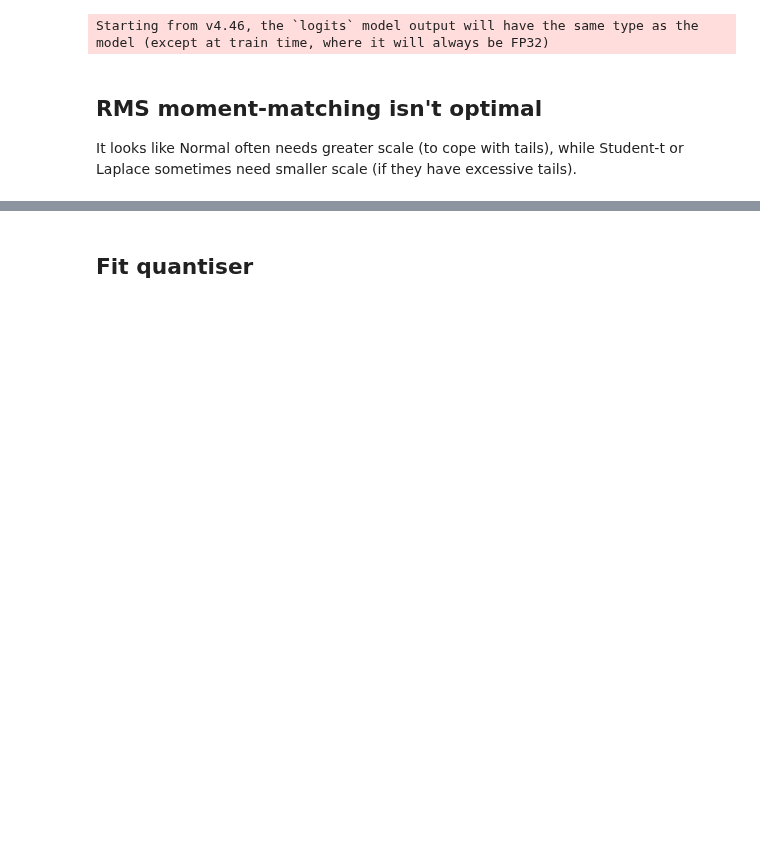
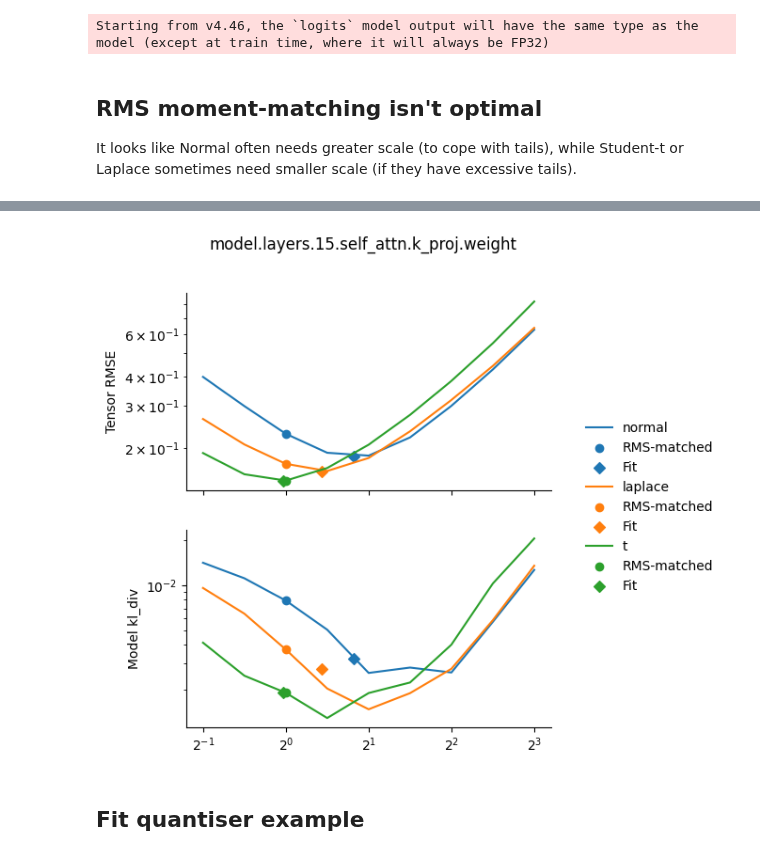
Before and after one commit to graphcore-research/llama-mobile-vlm, a Jupyter notebook: 20250127-FormatsCascade/archive/0403-FittingFormats.ipynb, the cells around one changed output, grey strips where cells are left out. Saved outputs shown, nothing was run; the diff lists cells and outputs as text; code cells hidden in the pictures; blank space fills up the shorter version.

```diff
--- a/20250127-FormatsCascade/archive/0403-FittingFormats.ipynb
+++ b/20250127-FormatsCascade/archive/0403-FittingFormats.ipynb
@@ -82,5 +35,52 @@ for ax in [ax0, ax1]:
+# %%
+bits = 4
+
+model.reset()
+key = "model.layers.15.self_attn.k_proj.weight"
+x = params[key].float().flatten()
+scales = tensor(2).pow(torch.arange(-1, 3+.0001, .5))
+
+fig, (ax0, ax1) = plt.subplots(nrows=2, figsize=(5, 6), sharex=True)
+
+# Note - Student-t uses various df values
+for family, color in zip(["normal", "laplace", "t"], sns.color_palette()):
+
+    def evaluate(element_format: Q.TensorFormat) -> Tensor:
+        return Q.qrmse_norm(Q.LinearScalingFormat(element_format, Q.FP32, (None,), "rms"), x)
+
+    def show(fmt: Q.ScaledFormat, name: str, marker: str, ax: matplotlib.axes.Axes) -> None:
+        ax.scatter([fmt.scale], [evaluate(fmt).item()], label=name, color=color, marker=marker)
+
+    unscaled_fmt = dict(normal=Q.crd_normal, laplace=Q.crd_laplace, t=partial(Q.crd_t, df=5))[family](bits)
+    fit_fmt = F.Scaled(bits, family, Q.FP32, (None,), "rms", compressor=None).fit(x)
+
+    errors = torch.stack([evaluate(Q.ScaledFormat(unscaled_fmt, s)) for s in scales])
+    ax0.plot(scales.cpu(), errors.cpu(), label=family, color=color)
+    show(Q.ScaledFormat(unscaled_fmt, 1), "RMS-matched", "o", ax0)
+    show(fit_fmt.element_format, "Fit", "D", ax0)
+
+    def evaluate(element_format: Q.TensorFormat) -> Tensor:
+        model.reset()
+        p = model.model.state_dict()[key]
+        model.model.state_dict()[key][...] = Q.LinearScalingFormat(element_format, Q.FP32, (None, None), "rms").quantise(p)
+        return tensor(E.evaluate_model(data, model.model)["kl_div"])
+
+    errors = torch.stack([evaluate(Q.ScaledFormat(unscaled_fmt, s)) for s in scales])
+    ax1.plot(scales.cpu(), errors.cpu(), color=color)
+    show(Q.ScaledFormat(unscaled_fmt, 1), "RMS-matched", "o", ax1)
+    show(fit_fmt.element_format, "Fit", "D", ax1)
+
+for ax in [ax0, ax1]:
+    ax.set_xscale("log", base=2)
+    ax.set_yscale("log")
+ax0.set_ylabel("Tensor RMSE")
+ax1.set_ylabel("Model kl_div")
+fig.suptitle(key)
+fig.legend(*ax0.get_legend_handles_labels(), bbox_to_anchor=(0.95, 0.5), loc="center left");
+# %% [output]
+[figure, added]
 # %% [markdown]
-## Fit quantiser
+## Fit quantiser example
 # %%
 model.reset()
 key = "model.layers.0.self_attn.q_proj.weight"
```
Also changed, not shown: parts of 3 cells of this notebook, 3 other files.
